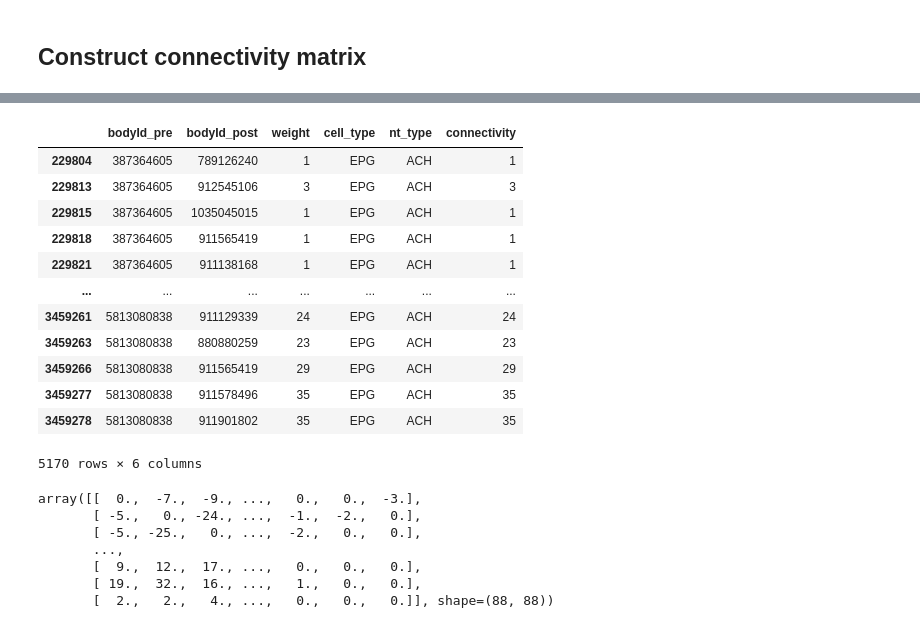
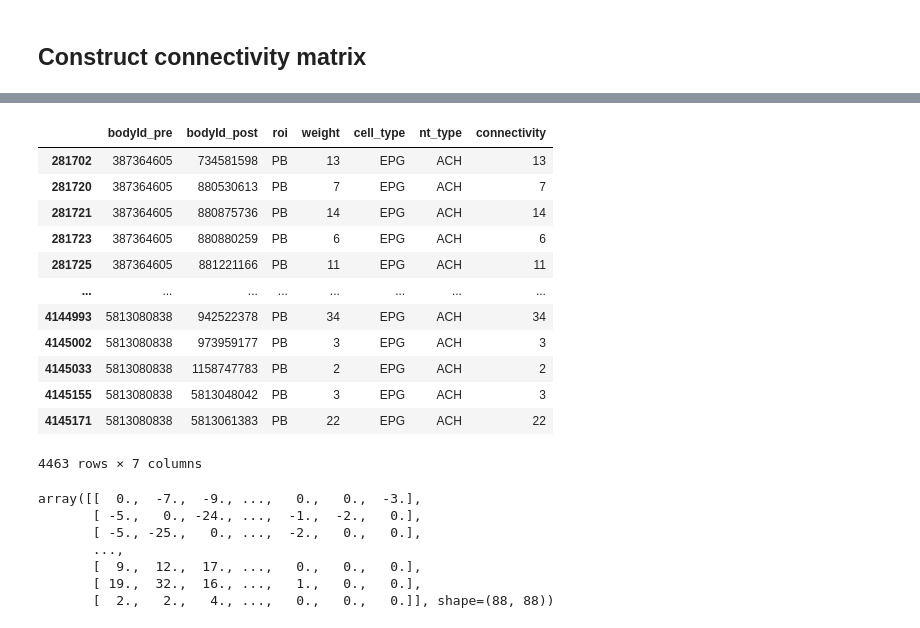
Before and after one commit to CharlesXu-Jingyue/MesoCompPrimitives, a Jupyter notebook: legacy/connectivity_hemibrain_20251112.ipynb, the cells around one changed output, grey strips where cells are left out. Drawn from its saved outputs; the diff is of its cells as text; code cells hidden in the pictures.

Commit message:
some interesting organization in epg only

```diff
--- a/legacy/connectivity_hemibrain_20251112.ipynb
+++ b/legacy/connectivity_hemibrain_20251112.ipynb
@@ -55,3 +57,8 @@ connections_df.head()  # Display the first few rows
 | 2 | 294437328 | 448260940 | 1 |
 | 3 | 294437328 | 294783423 | 1 |
 | 4 | 294437328 | 5812979995 | 1 |
+# %%
+# Read the sparse connectivity by ROI CSV file
+connections_roi_df_path = os.path.join(datapath, 'traced-roi-connections.csv') # Path to connectivity by ROI CSV file
+connections_roi_df = pd.read_csv(connections_roi_df_path)
+connections_roi_df.head()  # Display the first few rows
@@ -58,20 +72,28 @@ connections_df.head()  # Display the first few rows
 # %%
 ctoi = ['Delta7', 'EPG'] # Cell types of interest
+roi = ['EB', 'PB'] # Regions of interest
 # %% [markdown]
 ### Query for cell ID
 # %%
 # Identify cell IDs for cell types of interest
-ctoi_list = []
-noi_list = []
+ctoi_list = [] # Cell types of interest list
+cioi_list = [] # Cell instances of interest list
+noi_list = [] # Neuron IDs of interest list
 for ctype in ctoi:
     ids = cell_types_df[cell_types_df['type'] == ctype]['bodyId'].tolist()
     cts = [cell_types_df[cell_types_df['type'] == ctype]['type'].iloc[0]] * len(ids)
+    cis = cell_types_df[cell_types_df['type'] == ctype]['instance'].tolist()
     noi_list.extend(ids)
     ctoi_list.extend(cts)
+    cioi_list.extend(cis)
     print(f"Found {len(ids)} neurons of type {ctype}")
 
 print(f"Number of neurons of interest: {len(noi_list)}")
+print(f"Number of cell types: {len(ctoi_list)}")
+print(f"Number of cell instances: {len(cioi_list)}")
+print(f"Number of neurons: {len(noi_list)}")
 print(f"First few cell types of interest: {ctoi_list}")
+print(f"First few cell instances of interest: {cioi_list[:10]}")
 print(f"First few neuron IDs: {noi_list[:10]}")
 # %% [output]
 Found 42 neurons of type Delta7
@@ -115,3 +150,12 @@ Number of filtered connections: 5170
 | 229815 | 387364605 | 1035045015 | 1 |
 | 229818 | 387364605 | 911565419 | 1 |
 | 229821 | 387364605 | 911138168 | 1 |
+# %%
+# Query for weights restricted to regions of interest
+filtered_connections_roi_df = connections_roi_df[
+    (connections_roi_df["bodyId_pre"].isin(noi_list)) &
+    (connections_roi_df["bodyId_post"].isin(noi_list)) &
+    (connections_roi_df["roi"].isin(roi))
+].copy()
+print(f"Number of filtered ROI connections: {len(filtered_connections_roi_df)}")
+filtered_connections_roi_df.head()
@@ -172,20 +217,31 @@ See the caveats in the documentation: https://pandas.pydata.org/pandas-docs/stab
-# %%
-filtered_connections_df.loc[:, 'connectivity'] = filtered_connections_df['weight'] * filtered_connections_df['nt_type'].map(nt_weights)
-filtered_connections_df
-# %% [output]
-|  | bodyId_pre | bodyId_post | weight | cell_type | nt_type | connectivity |
-| 229804 | 387364605 | 789126240 | 1 | EPG | ACH | 1 |
-| 229813 | 387364605 | 912545106 | 3 | EPG | ACH | 3 |
-| 229815 | 387364605 | 1035045015 | 1 | EPG | ACH | 1 |
-| 229818 | 387364605 | 911565419 | 1 | EPG | ACH | 1 |
-| 229821 | 387364605 | 911138168 | 1 | EPG | ACH | 1 |
-| ... | ... | ... | ... | ... | ... | ... |
-| 3459261 | 5813080838 | 911129339 | 24 | EPG | ACH | 24 |
-| 3459263 | 5813080838 | 880880259 | 23 | EPG | ACH | 23 |
-| 3459266 | 5813080838 | 911565419 | 29 | EPG | ACH | 29 |
-| 3459277 | 5813080838 | 911578496 | 35 | EPG | ACH | 35 |
-| 3459278 | 5813080838 | 911901802 | 35 | EPG | ACH | 35 |
-5170 rows × 6 columns
+# %%
+# Create a mapping from bodyId to cell type
+bodyid_to_type = cell_types_df.set_index('bodyId')['type'].to_dict()
+
+# Map bodyId_pre to cell type
+filtered_connections_roi_df['cell_type'] = filtered_connections_roi_df['bodyId_pre'].map(bodyid_to_type)
+
+# Map cell type to neurotransmitter
+filtered_connections_roi_df['nt_type'] = filtered_connections_roi_df['cell_type'].map(ctoi_nt)
+
+# Map neurotransmitter to weight
+filtered_connections_roi_df.loc[:, 'connectivity'] = filtered_connections_roi_df['weight'] * filtered_connections_roi_df['nt_type'].map(nt_weights)
+
+filtered_connections_roi_df
+# %% [output]
+|  | bodyId_pre | bodyId_post | roi | weight | cell_type | nt_type | connectivity |
+| 281702 | 387364605 | 734581598 | PB | 13 | EPG | ACH | 13 |
+| 281720 | 387364605 | 880530613 | PB | 7 | EPG | ACH | 7 |
+| 281721 | 387364605 | 880875736 | PB | 14 | EPG | ACH | 14 |
+| 281723 | 387364605 | 880880259 | PB | 6 | EPG | ACH | 6 |
+| 281725 | 387364605 | 881221166 | PB | 11 | EPG | ACH | 11 |
+| ... | ... | ... | ... | ... | ... | ... | ... |
+| 4144993 | 5813080838 | 942522378 | PB | 34 | EPG | ACH | 34 |
+| 4145002 | 5813080838 | 973959177 | PB | 3 | EPG | ACH | 3 |
+| 4145033 | 5813080838 | 1158747783 | PB | 2 | EPG | ACH | 2 |
+| 4145155 | 5813080838 | 5813048042 | PB | 3 | EPG | ACH | 3 |
+| 4145171 | 5813080838 | 5813061383 | PB | 22 | EPG | ACH | 22 |
+4463 rows × 7 columns
 # %%
 # Group the connections by neuron pair
 grouped_connections_df = filtered_connections_df.groupby(['bodyId_pre', 'bodyId_post']).agg({'connectivity': 'sum'}).reset_index()
```
Also changed, not shown: parts of 9 cells of this notebook, 4 other files.
